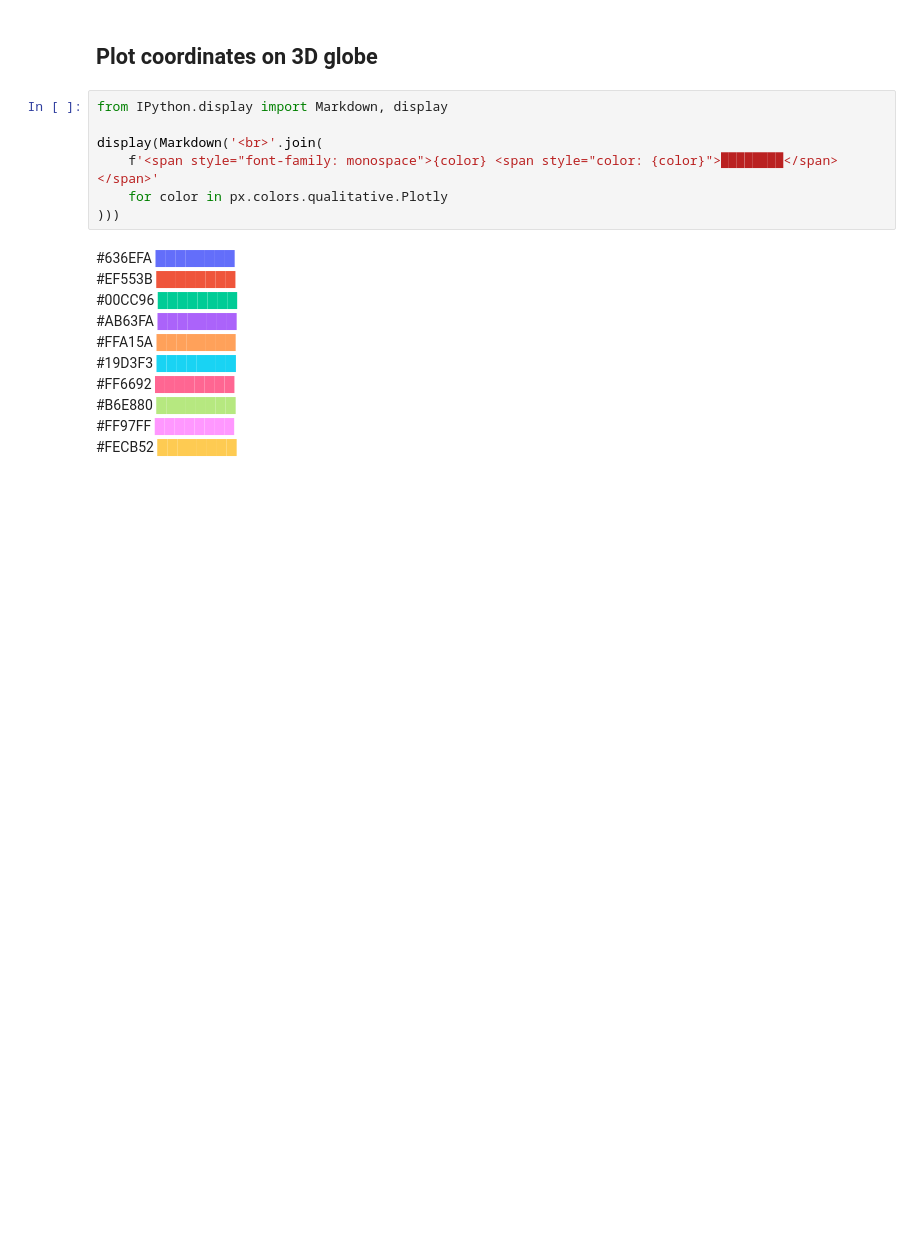
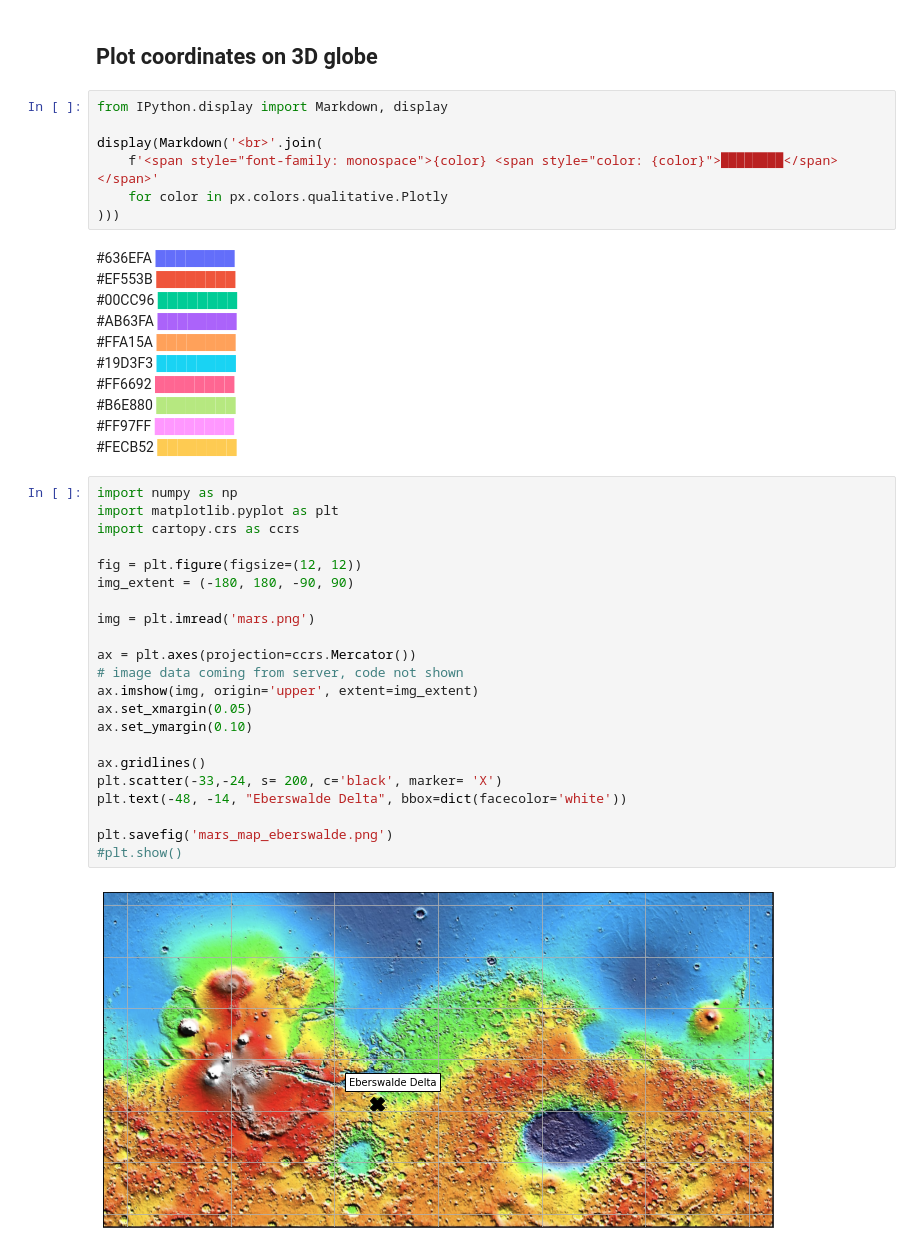
Before and after one commit to jhupiterz/biosignatureDB, a Jupyter notebook: notebooks/csv.ipynb, the cells around one changed output. Drawn from its saved outputs; the diff is of its cells as text; blank space fills up the shorter version.

```diff
--- a/notebooks/csv.ipynb
+++ b/notebooks/csv.ipynb
@@ -258,3 +258,27 @@ display(Markdown('<br>'.join(
 )))
 # %% [output]
 <span style="font-family: monospace">#636EFA <span style="color: #636EFA">████████</span></span><br><span style="font-family: monospace">#EF553B <span style="color: #EF553B">████████</span></span><br><span style="font-family: monospace">#00CC96 <span style="color: #00CC96">████████</span></span><br><span style="font-family: monospace">#AB63FA <span style="color: #AB63FA">████████</span></span><br><span style="font-family: monospace">#FFA15A <span style="color: #FFA15A">████████</span></span><br><span style="font-family: monospace">#19D3F3 <span style="color: #19D3F3">████████</span></span><br><span style="font-family: monospace">#FF6692 <span style="color: #FF6692">████████</span></span><br><span style="font-family: monospace">#B6E880 <span style="color: #B6E880">████████</span></span><br><span style="font-family: monospace">#FF97FF <span style="color: #FF97FF">████████</span></span><br><span style="font-family: monospace">#FECB52 <span style="color: #FECB52">████████</span></span>
+# %%
+import numpy as np
+import matplotlib.pyplot as plt
+import cartopy.crs as ccrs
+
+fig = plt.figure(figsize=(12, 12))
+img_extent = (-180, 180, -90, 90)
+
+img = plt.imread('mars.png')
+
+ax = plt.axes(projection=ccrs.Mercator())
+# image data coming from server, code not shown
+ax.imshow(img, origin='upper', extent=img_extent)
+ax.set_xmargin(0.05)
+ax.set_ymargin(0.10)
+
+ax.gridlines()
+plt.scatter(-33,-24, s= 200, c='black', marker= 'X')
+plt.text(-48, -14, "Eberswalde Delta", bbox=dict(facecolor='white'))
+
+plt.savefig('mars_map_eberswalde.png')
+#plt.show()
+# %% [output]
+[figure, added]
```
Also changed, not shown: 12 other files.
